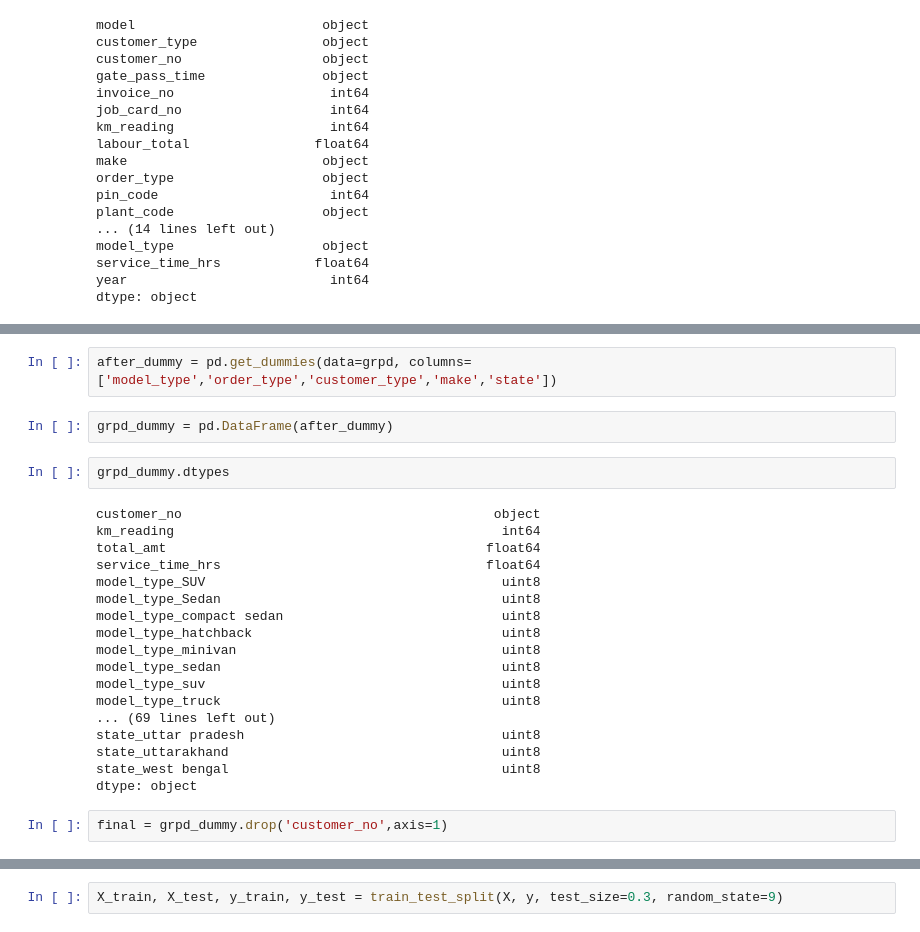
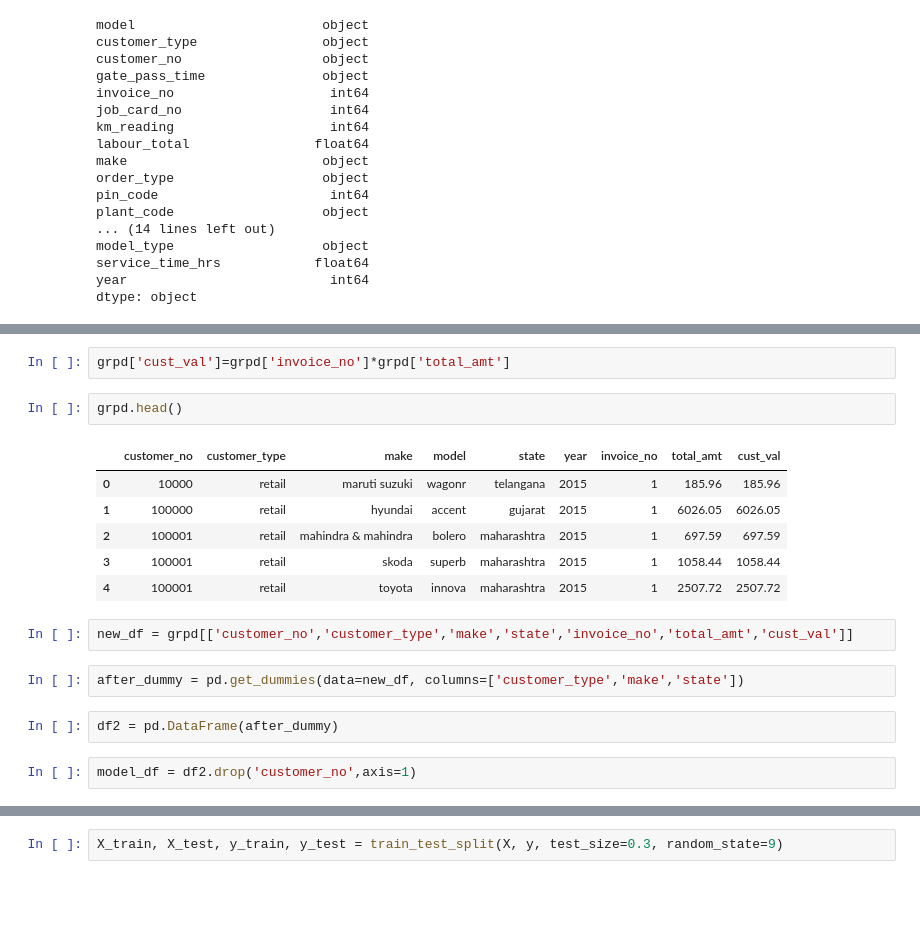
Before and after one commit to karan-parekh/Mahindra-Capstone, a Jupyter notebook: notebooks/dashang/LTV.ipynb, the cells around one changed output, grey strips where cells are left out. Cells and saved outputs as stored; diff of their text form; blank space fills up the shorter version.

```diff
--- a/notebooks/dashang/LTV.ipynb
+++ b/notebooks/dashang/LTV.ipynb
@@ -172,27 +183,20 @@ grpd.head()
+# %%
+grpd['cust_val']=grpd['invoice_no']*grpd['total_amt']
+# %%
+grpd.head()
+# %% [output]
+|  | customer_no | customer_type | make | model | state | year | invoice_no | total_amt | cust_val |
+| 0 | 10000 | retail | maruti suzuki | wagonr | telangana | 2015 | 1 | 185.96 | 185.96 |
+| 1 | 100000 | retail | hyundai | accent | gujarat | 2015 | 1 | 6026.05 | 6026.05 |
+| 2 | 100001 | retail | mahindra & mahindra | bolero | maharashtra | 2015 | 1 | 697.59 | 697.59 |
+| 3 | 100001 | retail | skoda | superb | maharashtra | 2015 | 1 | 1058.44 | 1058.44 |
+| 4 | 100001 | retail | toyota | innova | maharashtra | 2015 | 1 | 2507.72 | 2507.72 |
+# %%
+new_df = grpd[['customer_no','customer_type','make','state','invoice_no','total_amt','cust_val']]
 # %%
-after_dummy = pd.get_dummies(data=grpd, columns=['model_type','order_type','customer_type','make','state'])
+after_dummy = pd.get_dummies(data=new_df, columns=['customer_type','make','state'])
 # %%
-grpd_dummy = pd.DataFrame(after_dummy)
+df2 = pd.DataFrame(after_dummy)
-# %%
-grpd_dummy.dtypes
-# %% [output]
-customer_no                                        object
-km_reading                                          int64
-total_amt                                         float64
-service_time_hrs                                  float64
-model_type_SUV                                      uint8
-model_type_Sedan                                    uint8
-model_type_compact sedan                            uint8
-model_type_hatchback                                uint8
-model_type_minivan                                  uint8
-model_type_sedan                                    uint8
-model_type_suv                                      uint8
-model_type_truck                                    uint8
-... (69 lines left out)
-state_uttar pradesh                                 uint8
-state_uttarakhand                                   uint8
-state_west bengal                                   uint8
-dtype: object
 # %%
-final = grpd_dummy.drop('customer_no',axis=1)
+model_df = df2.drop('customer_no',axis=1)
 # %%
```
Also changed, not shown: parts of 42 cells of this notebook.
